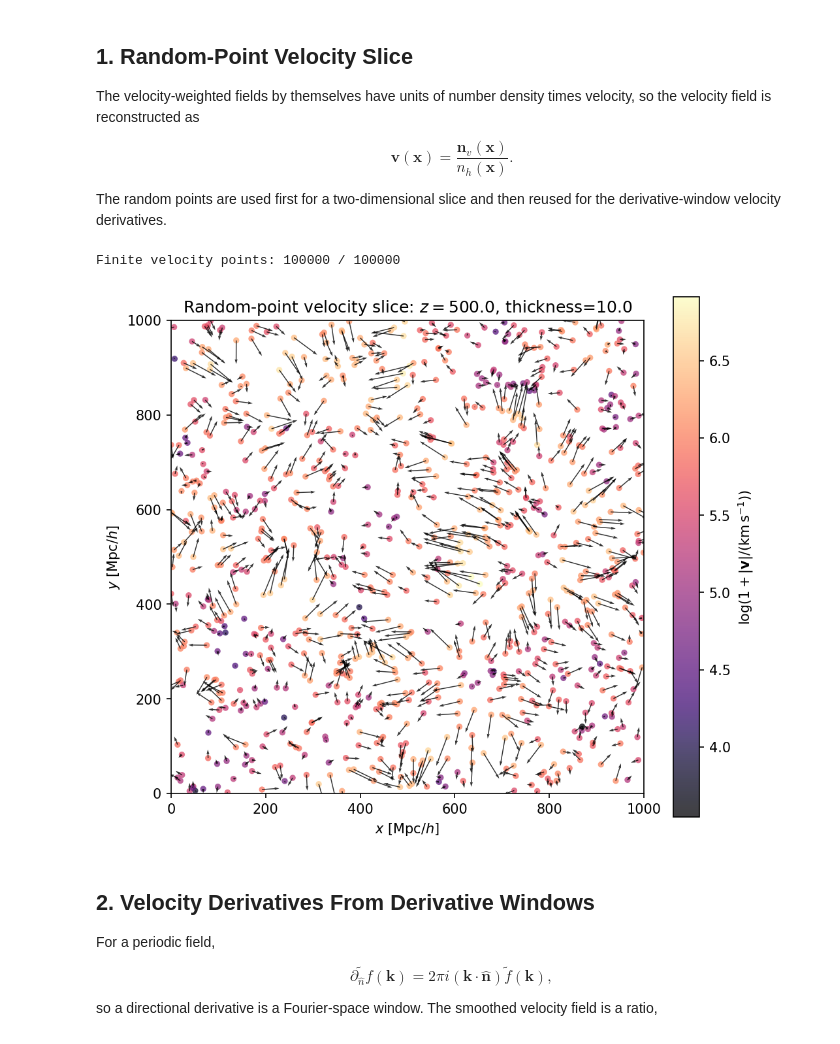
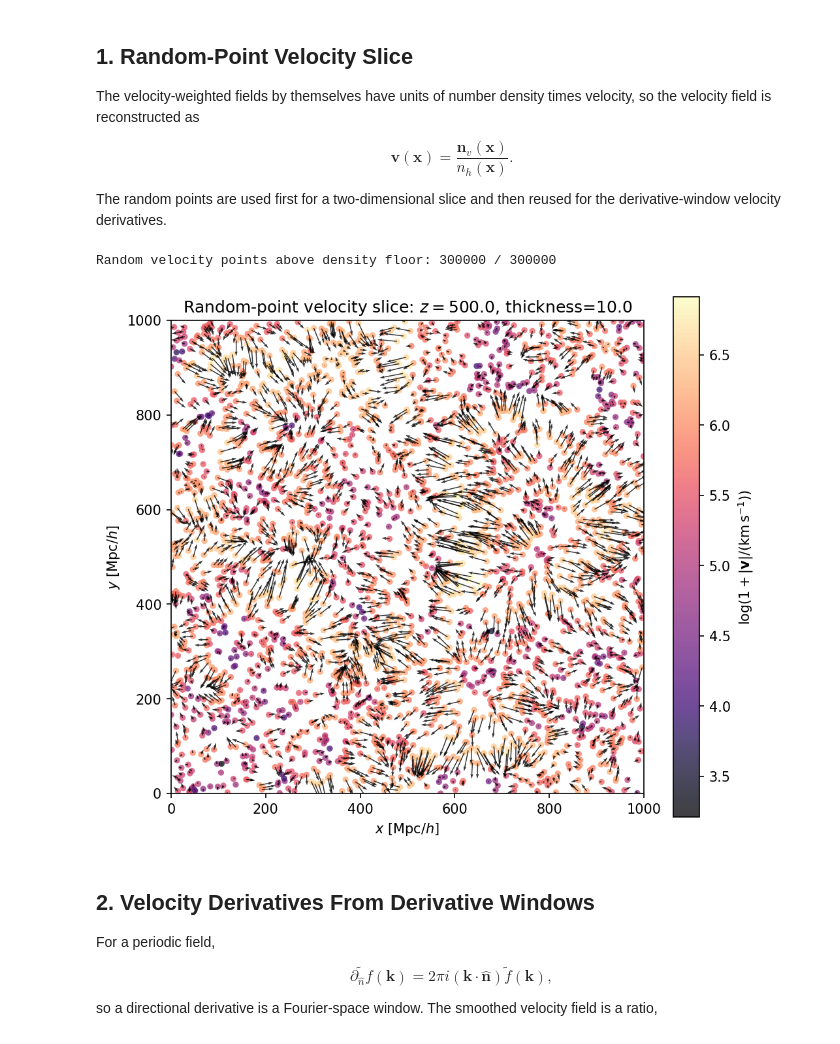
Before and after one commit to SYSUSPA-Projects/PyHermes, a Jupyter notebook: examples/notebooks/weighted_fields.ipynb, the cells around one changed output. Drawn from its saved outputs; the diff is of its cells as text; code cells hidden in the pictures.

```diff
--- a/examples/notebooks/weighted_fields.ipynb
+++ b/examples/notebooks/weighted_fields.ipynb
@@ -146,74 +135,57 @@ $$
 
 The random points are used first for a two-dimensional slice and then reused for the derivative-window velocity derivatives.
 # %%
-num_random_points = 100_000
+num_random_points = 300_000
 random_pos = random_points_box(count=num_random_points, box_size=box_size, seed=42).astype(np.float32)
 
-n_random = count_data.n_at_pos(random_pos)
-random_density_floor = density_floor_fraction * np.nanmax(np.abs(n_random))
-valid_random = np.isfinite(n_random) & (np.abs(n_random) > random_density_floor)
-n_valid = n_random[valid_random]
+n_random = count_data.n_at_pos(random_pos).astype(np.float64)
+random_density_floor = density_floor_fraction * np.max(np.abs(n_random))
+random_density_mask = np.abs(n_random) > random_density_floor
+velocity_random_pos = random_pos[random_density_mask]
+n_velocity_random = n_random[random_density_mask]
 
-v_at_random = np.full((random_pos.shape[0], 3), np.nan, dtype=np.float64)
-for i, component_data in enumerate(v_data):
-    component_values = component_data.n_at_pos(random_pos)
-    v_at_random[valid_random, i] = component_values[valid_random] / n_valid
+v_at_random = np.column_stack([
+    component_data.n_at_pos(velocity_random_pos).astype(np.float64) / n_velocity_random
+    for component_data in v_data
+])
 
-finite_velocity_random = np.isfinite(v_at_random).all(axis=1)
-print(f"Finite velocity points: {finite_velocity_random.sum()} / {random_pos.shape[0]}")
+print("Random velocity points above density floor:", velocity_random_pos.shape[0], "/", random_pos.shape[0])
 # %% [output]
-Finite velocity points: 100000 / 100000
+Random velocity points above density floor: 300000 / 300000
 # %%
 z0 = 500.0
 slice_thickness = 10.0
 
-dz_slice = (random_pos[:, 2] - z0 + 0.5 * box_size) % box_size - 0.5 * box_size
+dz_slice = (velocity_random_pos[:, 2] - z0 + 0.5 * box_size) % box_size - 0.5 * box_size
 slice_mask = np.abs(dz_slice) < 0.5 * slice_thickness
 
-pos2d = random_pos[slice_mask & finite_velocity_random]
-vel2d = v_at_random[slice_mask & finite_velocity_random]
+pos2d = velocity_random_pos[slice_mask]
+vel2d = v_at_random[slice_mask]
 vx, vy, vz = vel2d.T
 speed = np.sqrt(vx**2 + vy**2 + vz**2)
 
 fig, ax = plt.subplots(figsize=(7, 6), dpi=150)
 
-sc = ax.scatter(
-    pos2d[:, 0],
-    pos2d[:, 1],
-    c=np.log1p(speed),
-    cmap="magma",
-    s=20,
-    alpha=0.75,
-    linewidths=0,
-)
-ax.quiver(
-    pos2d[:, 0],
-    pos2d[:, 1],
-    vx,
-    vy,
-    color="k",
-    angles="xy",
-    scale_units="xy",
-    scale=10,
-    width=0.002,
-    alpha=0.8,
-)
+sc = ax.scatter(pos2d[:, 0], pos2d[:, 1], c=np.log1p(speed),
+                cmap="magma", s=20, alpha=0.75, linewidths=0)
+ax.quiver(pos2d[:, 0], pos2d[:, 1], vx, vy, color="k", angles="xy",
+          scale_units="xy", scale=15, width=0.002, alpha=0.8)
 
 cbar = fig.colorbar(sc, ax=ax)
 cbar.set_label(r"$\log(1 + |\mathbf{v}| / ({\rm km\,s}^{-1}))$")
 
 ax.set_xlim(0, box_size)
 ax.set_ylim(0, box_size)
 ax.set_aspect("equal")
 ax.set_xlabel(r"$x\ [{\rm Mpc}/h]$")
 ax.set_ylabel(r"$y\ [{\rm Mpc}/h]$")
 ax.set_title(fr"Random-point velocity slice: $z={z0}$, thickness={slice_thickness}")
 
 plt.tight_layout()
 fig.savefig(figs_dir / "weighted_fields_velocity_slice.png", dpi=200, bbox_inches="tight")
 plt.show()
 # %% [output]
-[figure, old version]
+[figure, new version]
 # %% [markdown]
 ## 2. Velocity Derivatives From Derivative Windows
 
```
Also changed, not shown: parts of 13 cells of this notebook.
